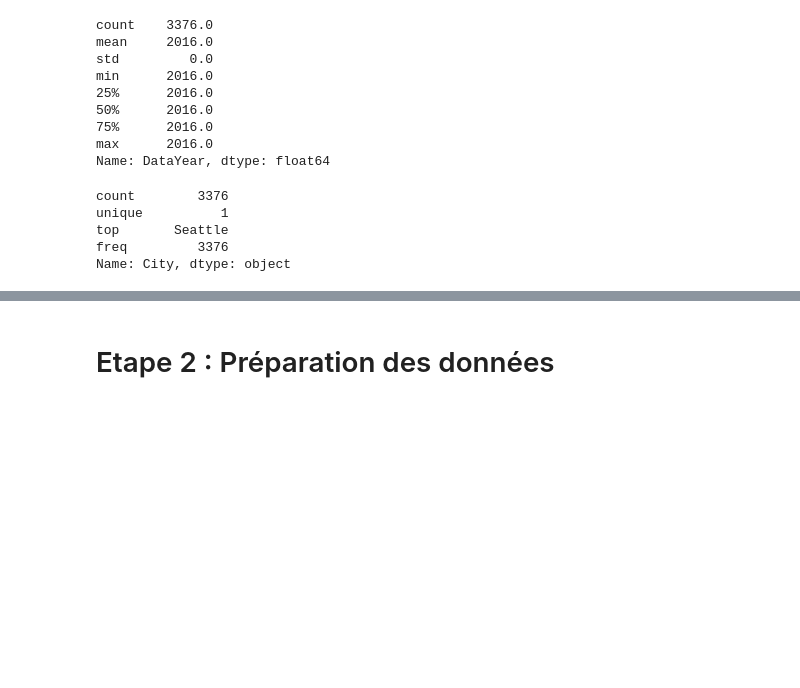
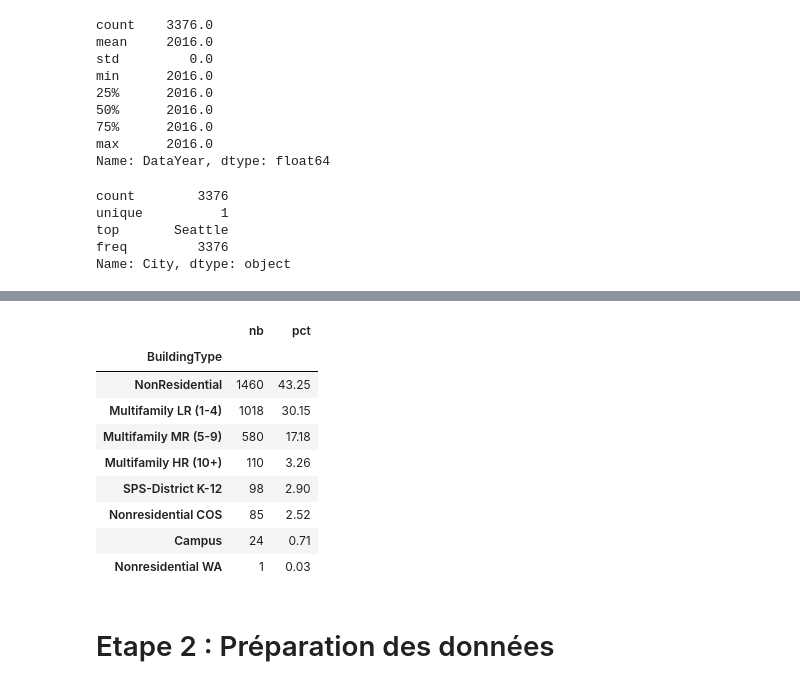
Before and after one commit to AlexyCatelle/seattle-simplon, a Jupyter notebook: main.ipynb, the cells around one changed output, grey strips where cells are left out. Saved outputs shown, nothing was run; the diff lists cells and outputs as text; code cells hidden in the pictures; blank space fills up the shorter version.

```diff
--- a/main.ipynb
+++ b/main.ipynb
@@ -114,3 +193,18 @@ Name: City, dtype: object
+# %%
+df['BuildingType'].value_counts().to_frame('nb').assign(
+    pct=lambda t: (t['nb'] / len(df) * 100).round(2)
+)
+# %% [output]
+|  | nb | pct |
+| BuildingType |  |  |
+| NonResidential | 1460 | 43.25 |
+| Multifamily LR (1-4) | 1018 | 30.15 |
+| Multifamily MR (5-9) | 580 | 17.18 |
+| Multifamily HR (10+) | 110 | 3.26 |
+| SPS-District K-12 | 98 | 2.90 |
+| Nonresidential COS | 85 | 2.52 |
+| Campus | 24 | 0.71 |
+| Nonresidential WA | 1 | 0.03 |
 # %% [markdown]
 # Etape 2 : Préparation des données
 # %% [markdown]
```
Also changed, not shown: parts of 16 cells of this notebook.
